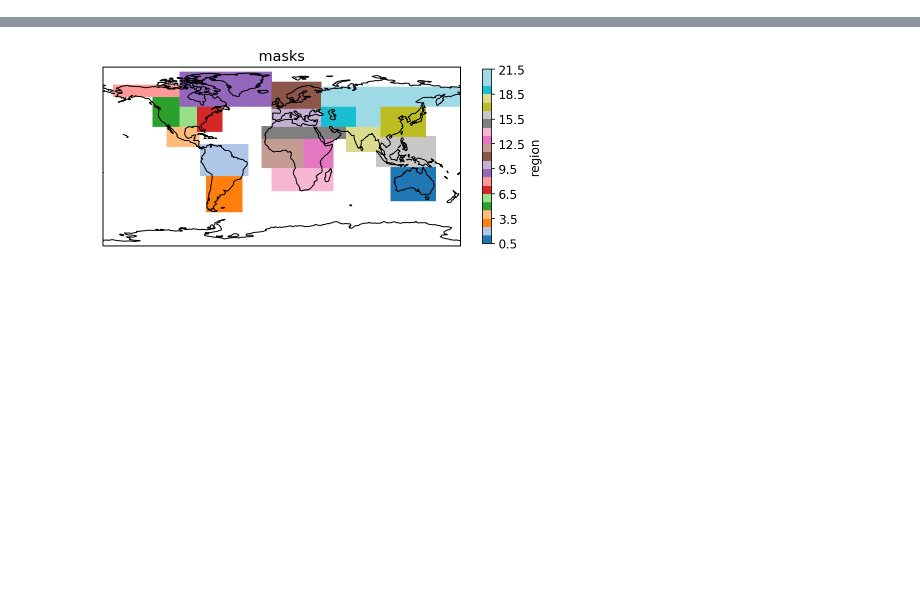
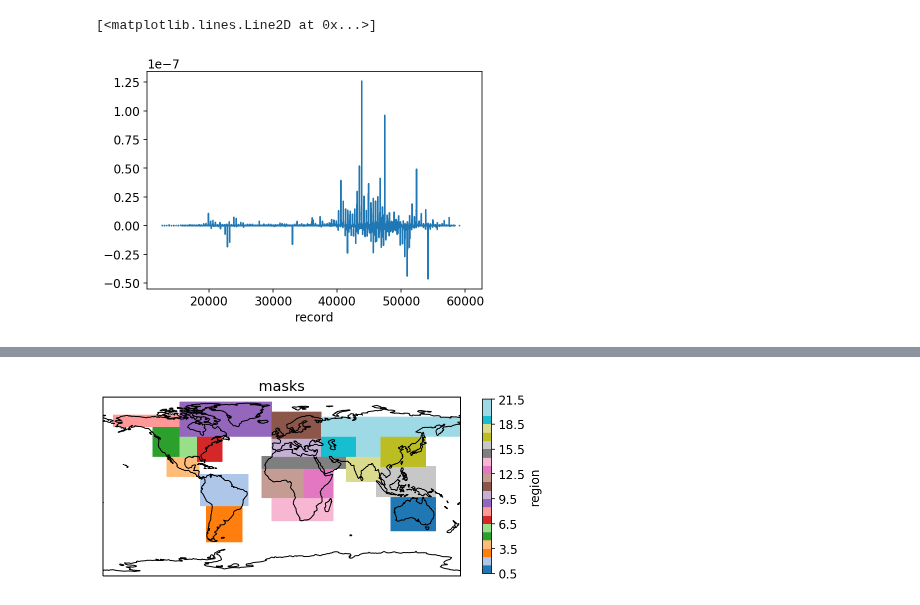
Before and after one commit to MehliyarSadiq/geoschem_simulations, a Jupyter notebook: inversion/satellite/oco-2/3.emission.ipynb, the cells around one changed output, grey strips where cells are left out. Drawn from its saved outputs; the diff is of its cells as text; code cells hidden in the pictures; blank space fills up the shorter version.

```diff
--- a/inversion/satellite/oco-2/3.emission.ipynb
+++ b/inversion/satellite/oco-2/3.emission.ipynb
@@ -48,0 +68,10 @@ Attributes:
+# %%
+# flatten emission fluxes into 1d for each month,
+# and store them into dataset
+for imonth, month in enumerate(months):
+    one_month = ds_emission['emi_co2'].isel(time = imonth).copy() # unit: kg/m2/s
+    flat = one_month.to_dataframe()
+    flat.reset_index(inplace=True)
+    var_1d.values = flat['emi_co2']
+    ds_1d_emission[month] = var_1d.copy()
+ds_1d_emission
@@ -48,0 +96,6 @@ Attributes:
+# %%
+diff = ds_1d_emission['Mar'] - ds_1d_emission['Jan']
+diff.plot()
+# %% [output]
+[<matplotlib.lines.Line2D at 0x...>]
+[figure, added]
```
Also changed, not shown: parts of 16 cells of this notebook, 6 other files.
